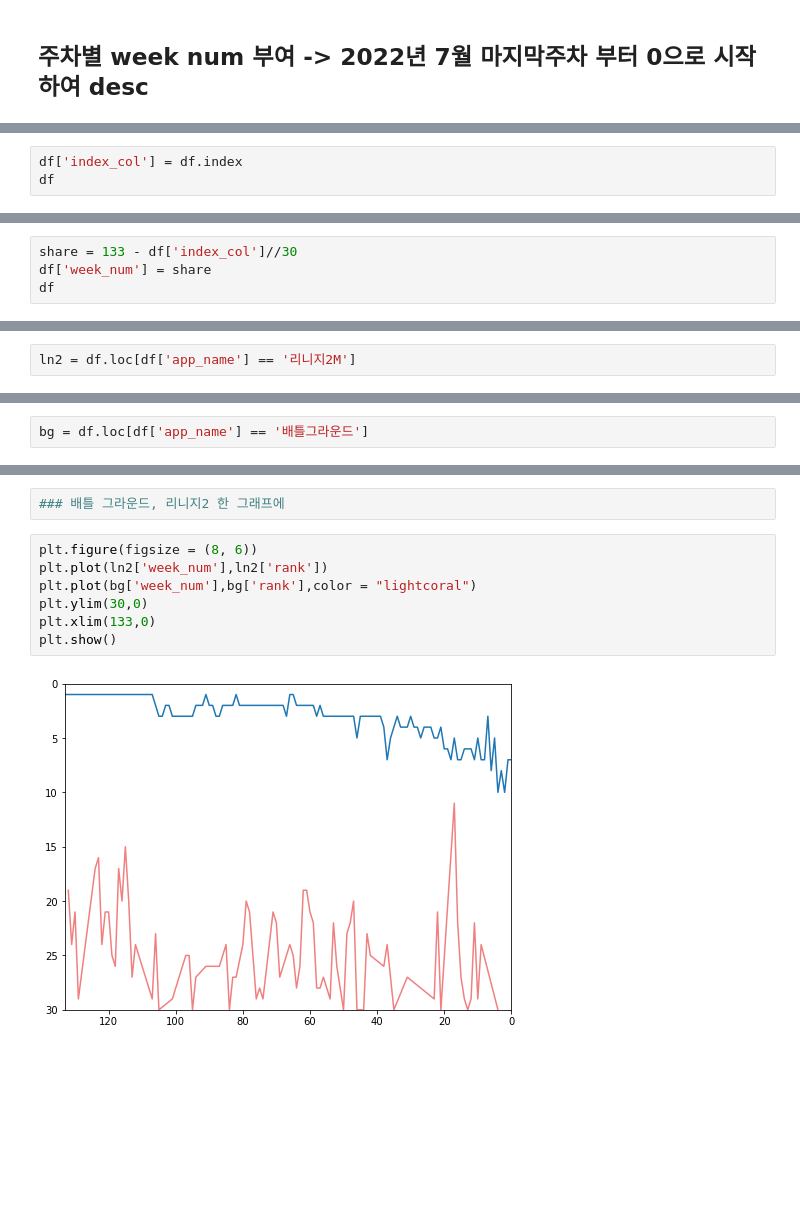
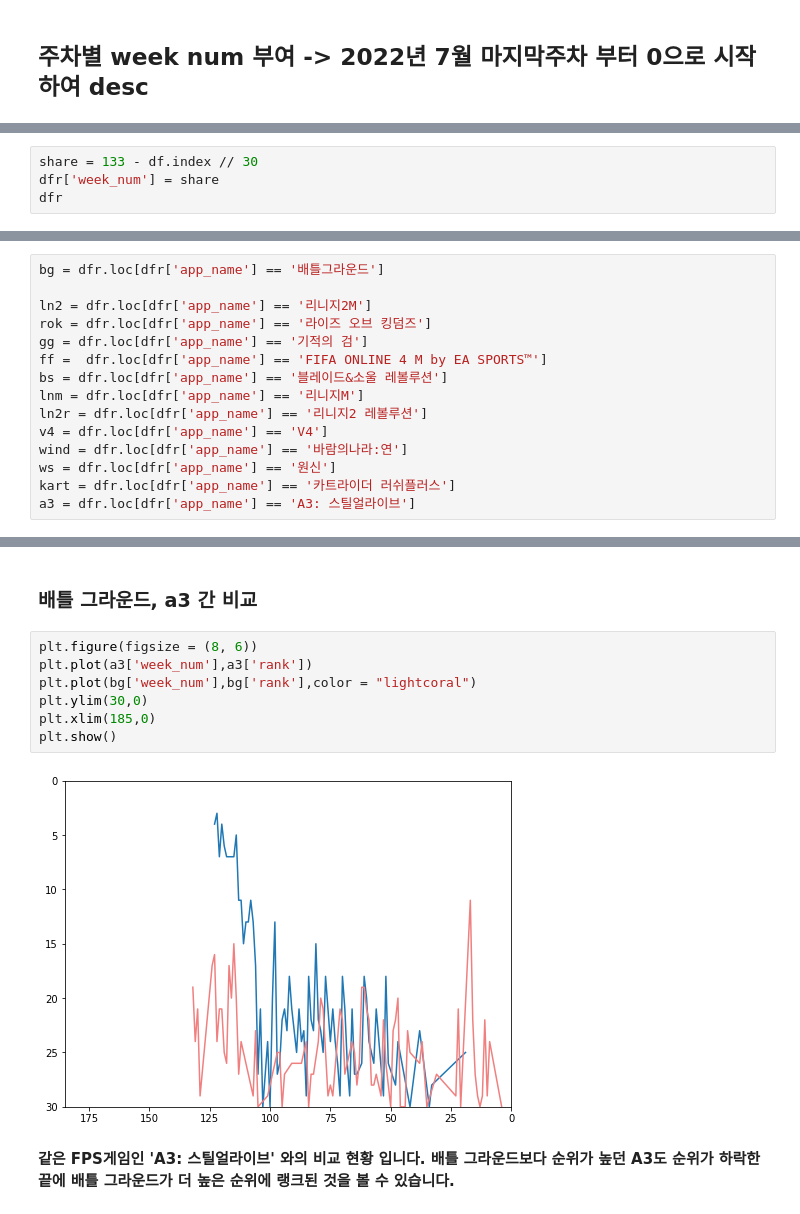
Before and after one commit to ssac-debbu/gameData, a Jupyter notebook: mobile_week_num.ipynb, the cells around one changed output, grey strips where cells are left out. Drawn from its saved outputs; the diff is of its cells as text; blank space fills up the shorter version.

Commit message:
feat : Add feature mobile viusalization
모바일 시각화 추가.
mobile_user_rank30 내 오타 수정

```diff
--- a/mobile_week_num.ipynb
+++ b/mobile_week_num.ipynb
@@ -24,6 +26,3 @@ df
 | 4018 | 29 | 6.0 | 제2의 나라: Cross Worlds | Netmarble | 26.0 | 21.0 | NaN |
 | 4019 | 30 | 8.0 | R2M | Webzen Inc. | 24.0 | NaN | NaN |
 4020 rows × 7 columns
-# %%
-df['index_col'] = df.index
-df
@@ -44,5 +29,5 @@ df
 # %%
-share = 133 - df['index_col']//30
-df['week_num'] = share
-df
+share = 133 - df.index // 30
+dfr['week_num'] = share
+dfr
 # %% [output]
@@ -86,2 +79,15 @@ Name: app_name, dtype: int64
 # %%
-ln2 = df.loc[df['app_name'] == '리니지2M']
+bg = dfr.loc[dfr['app_name'] == '배틀그라운드']
+
+ln2 = dfr.loc[dfr['app_name'] == '리니지2M']
+rok = dfr.loc[dfr['app_name'] == '라이즈 오브 킹덤즈']
+gg = dfr.loc[dfr['app_name'] == '기적의 검']
+ff =  dfr.loc[dfr['app_name'] == 'FIFA ONLINE 4 M by EA SPORTS™']
+bs = dfr.loc[dfr['app_name'] == '블레이드&소울 레볼루션']
+lnm = dfr.loc[dfr['app_name'] == '리니지M']
+ln2r = dfr.loc[dfr['app_name'] == '리니지2 레볼루션']
+v4 = dfr.loc[dfr['app_name'] == 'V4']
+wind = dfr.loc[dfr['app_name'] == '바람의나라:연']
+ws = dfr.loc[dfr['app_name'] == '원신']
+kart = dfr.loc[dfr['app_name'] == '카트라이더 러쉬플러스']
+a3 = dfr.loc[dfr['app_name'] == 'A3: 스틸얼라이브']
@@ -98,2 +105,0 @@ plt.show()
-# %%
-bg = df.loc[df['app_name'] == '배틀그라운드']
@@ -108,11 +119,14 @@ plt.show()
-# %%
-### 배틀 그라운드, 리니지2 한 그래프에
+# %% [markdown]
+### 배틀 그라운드, a3 간 비교
 # %%
 plt.figure(figsize = (8, 6))
-plt.plot(ln2['week_num'],ln2['rank'])
+plt.plot(a3['week_num'],a3['rank'])
 plt.plot(bg['week_num'],bg['rank'],color = "lightcoral")
 plt.ylim(30,0)
-plt.xlim(133,0)
+plt.xlim(185,0)
 plt.show()
 # %% [output]
-[figure, old version]
+[figure, new version]
+# %% [markdown]
+__같은 FPS게임인 'A3: 스틸얼라이브' 와의 비교 현황 입니다.
+배틀 그라운드보다 순위가 높던 A3도 순위가 하락한 끝에 배틀 그라운드가 더 높은 순위에 랭크된 것을 볼 수 있습니다.__
```
Also changed, not shown: parts of 31 cells of this notebook, 1 other file.
